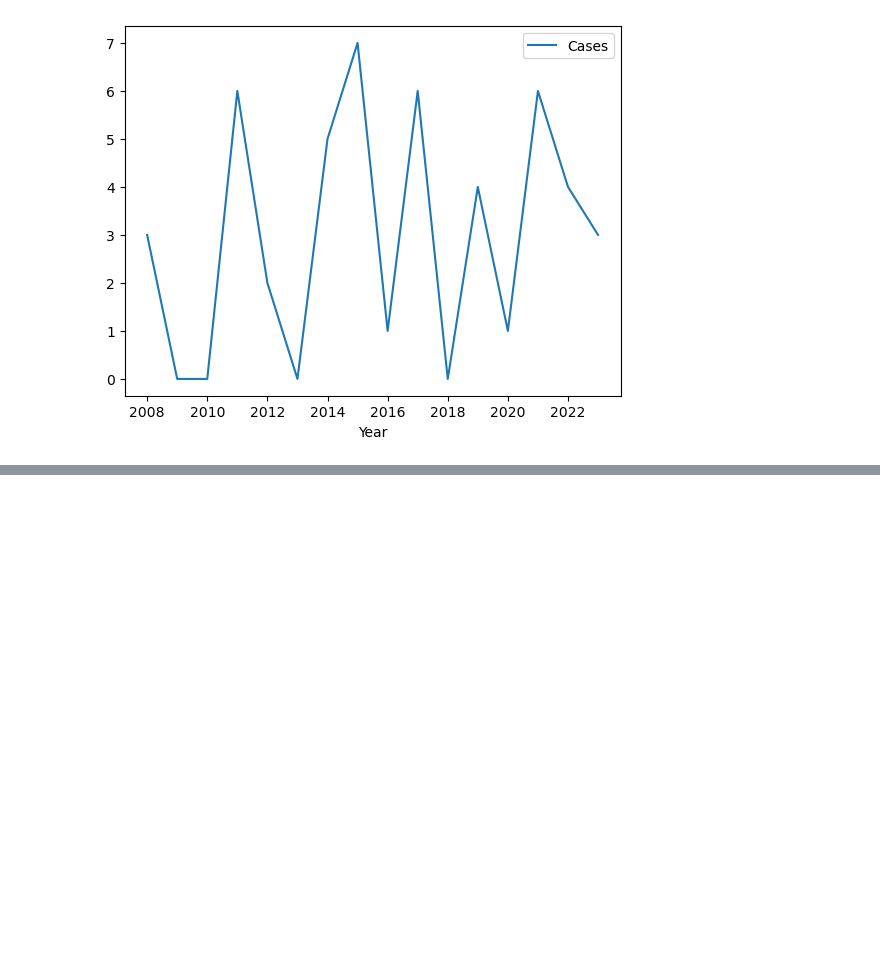
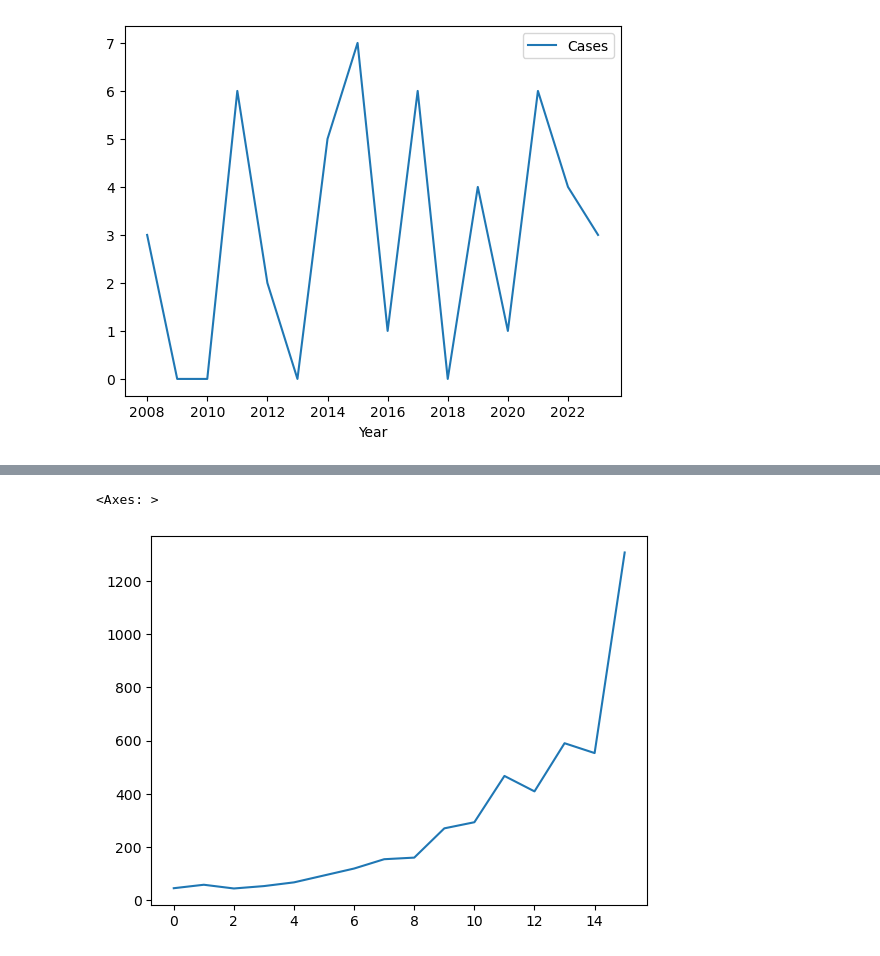
Before and after one commit to dzapata915/Lyme_Disease, a Jupyter notebook: Lyme_Disease.ipynb, the cells around one changed output, grey strips where cells are left out. Drawn from its saved outputs; the diff is of its cells as text; code cells hidden in the pictures; blank space fills up the shorter version.

```diff
--- a/Lyme_Disease.ipynb
+++ b/Lyme_Disease.ipynb
@@ -375,3 +375,7 @@ Davidson_LD_melted.plot(kind='line',x='Year',y='Cases')
 [figure]
 # %%
 Davidson_LD_melted.to_csv('Davidson_LD_casecount.csv',index=False)
+# %%
+states_years_count = count_by_state.drop(columns=['total_cases','%_change'])
+# %%
+states_years_count =states_years_count.set_index('State').T.reset_index().rename(columns={'index':'Year'})
@@ -377,0 +403,5 @@ Davidson_LD_melted.to_csv('Davidson_LD_casecount.csv',index=False)
+# %%
+states_years_count['Ohio'].plot()
+# %% [output]
+<Axes: >
+[figure, added]
```
Also changed, not shown: parts of 3 cells of this notebook, 3 other files.
